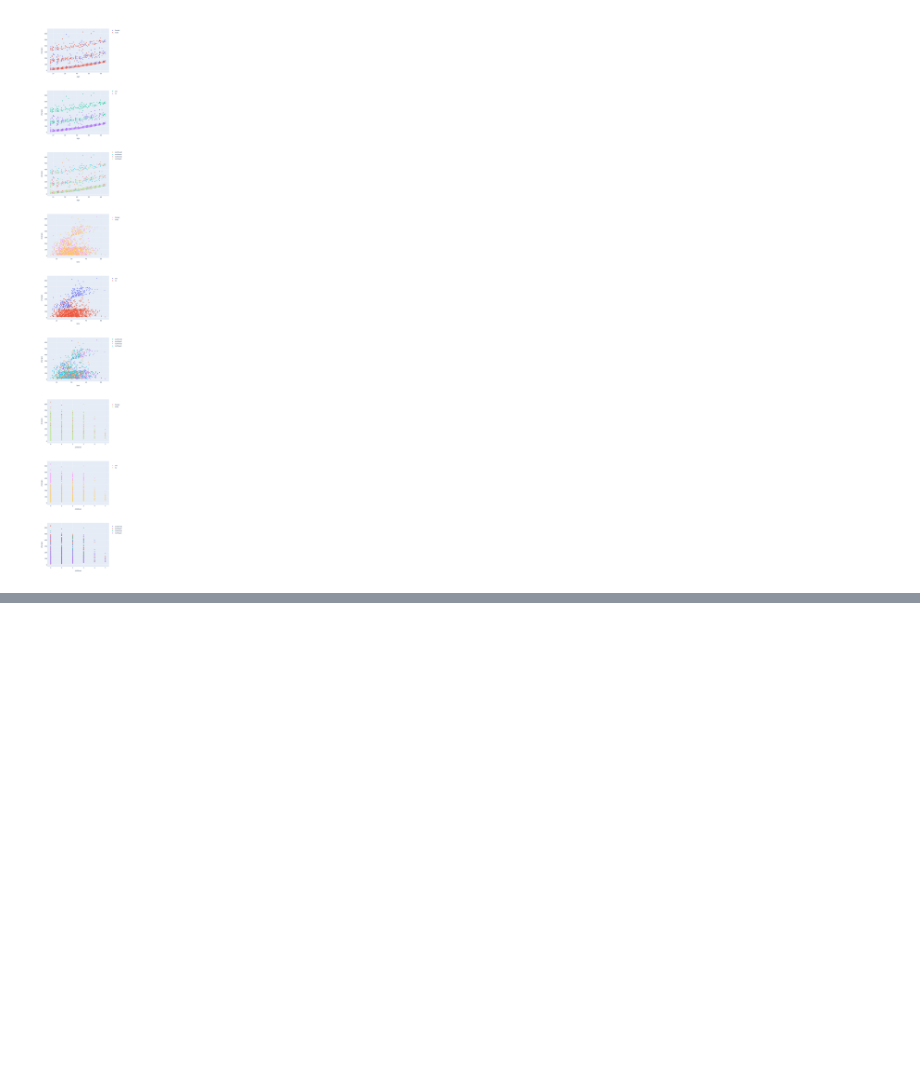
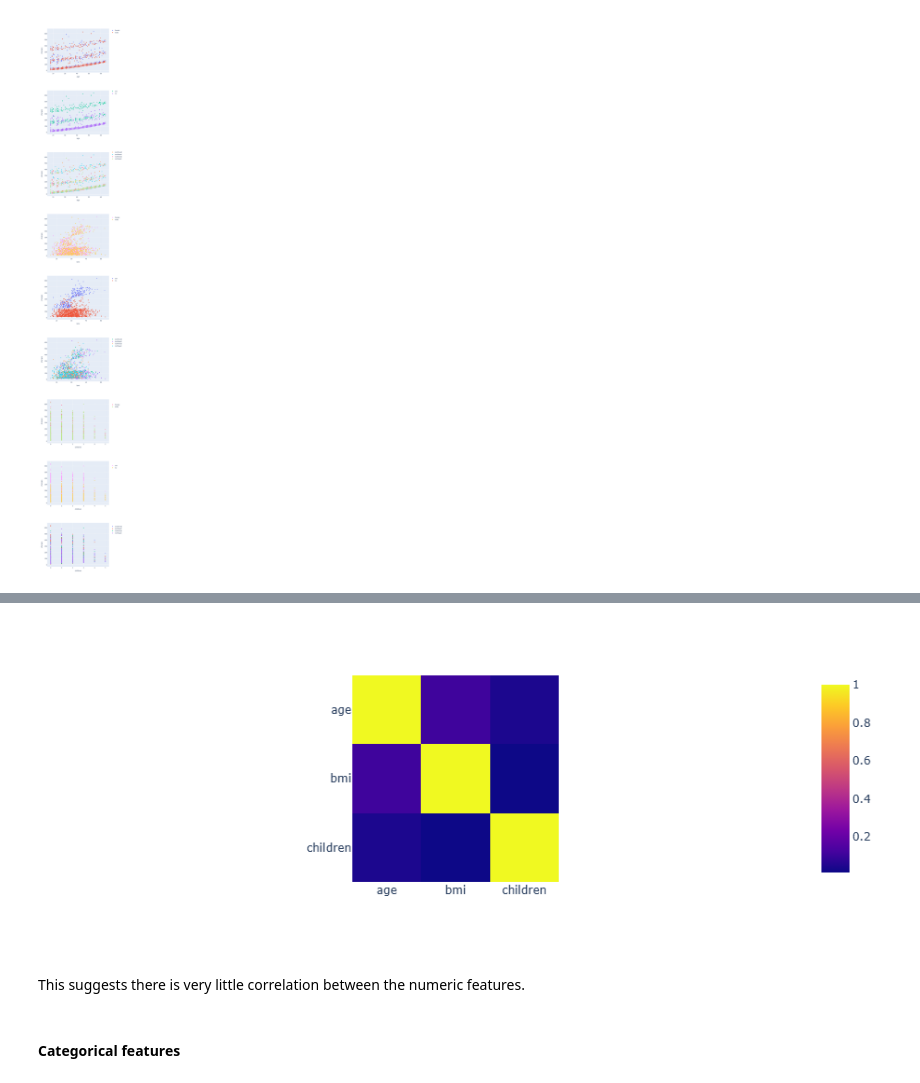
Before and after one commit to Saaeb/insurance_project, a Jupyter notebook: Insurance_Pricing_Forecast .ipynb, the cells around one changed output, grey strips where cells are left out. Drawn from its saved outputs; the diff is of its cells as text; code cells hidden in the pictures; blank space fills up the shorter version.

```diff
--- a/Insurance_Pricing_Forecast .ipynb
+++ b/Insurance_Pricing_Forecast .ipynb
@@ -385,0 +425,8 @@ See https://pandas.pydata.org/docs/user_guide/migration-3-strings.html#string-mi
+# %%
+px.imshow(X.select_dtypes(include=np.number).corr())
+# %% [output]
+[figure, added]
+# %% [markdown]
+This suggests there is very little correlation between the numeric features.
+# %% [markdown]
+#### **Categorical features**
```
Also changed, not shown: parts of 14 cells of this notebook.
